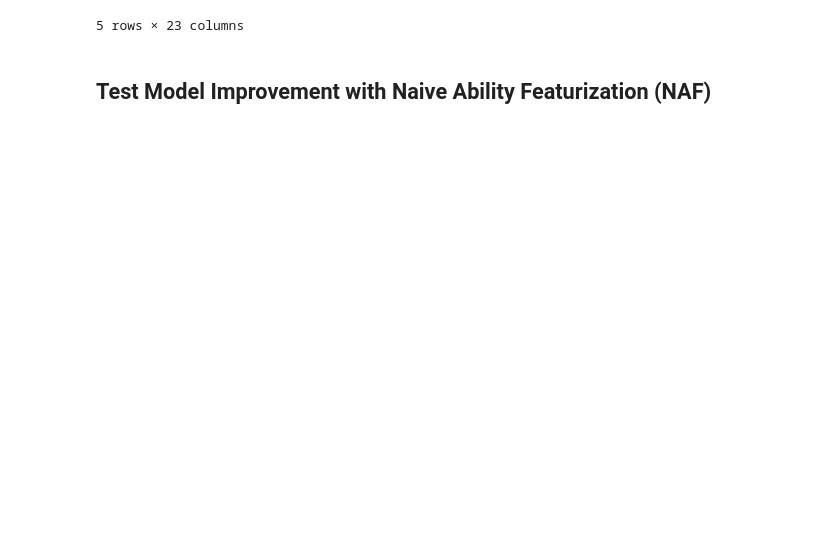
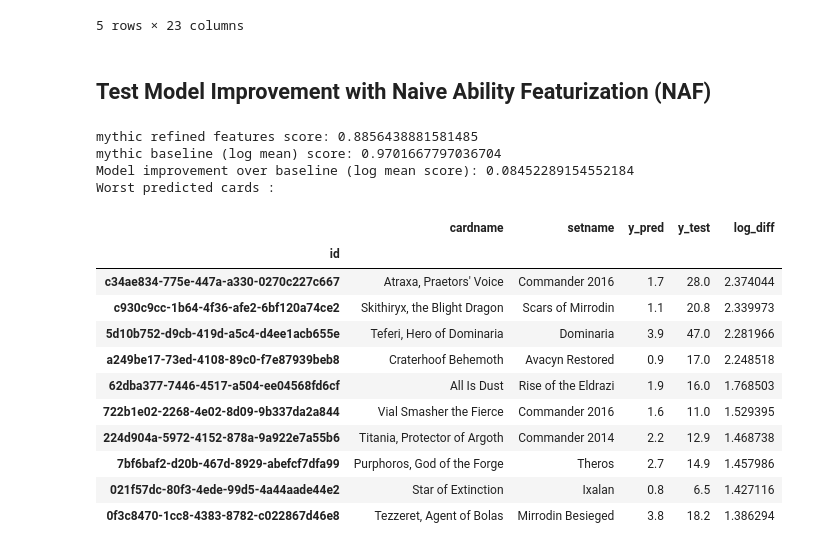
Before and after one commit to alexgcuevas/mystic-speculation, a Jupyter notebook: Docent of Perfection.ipynb, the cells around one changed output. Cells and saved outputs as stored; diff of their text form; code cells hidden in the pictures; blank space fills up the shorter version.

```diff
--- a/Docent of Perfection.ipynb
+++ b/Docent of Perfection.ipynb
@@ -294,21 +294,38 @@ able_df.head()
 # %% [markdown]
 ## Test Model Improvement with Naive Ability Featurization (NAF)
 # %%
-rarity = 'rare'
+rarity = 'mythic'
 raw_df = pd.read_csv('data/all_vintage_cards-{}_recent.csv'.format(rarity))
 
 # drop sets, drop duplicates, set indices
 X, y = csv_cleaner(raw_df)
 X_train, X_test, y_train, y_test = train_test_split(X,y,test_size=0.2, random_state=1)
 
 pipe, results_df, model_score = fit_refine_pipeline(X_train, X_test, y_train, y_test)
 print('{0} refined features score: {1}'.format(rarity,model_score))
 
 dummy_results_df, baseline_score = baseline_model(X_train, X_test, y_train, y_test)
 print('{0} baseline (log mean) score: {1}'.format(rarity,baseline_score))
 print('Model improvement over baseline (log mean score): {}'.format(baseline_score-model_score))
 print('Worst predicted cards :')
 results_df[['cardname','setname','y_pred','y_test','log_diff']].sort_values('log_diff', ascending=False).head(10)
+# %% [output]
+mythic refined features score: 0.8856438881581485
+mythic baseline (log mean) score: 0.9701667797036704
+Model improvement over baseline (log mean score): 0.08452289154552184
+Worst predicted cards :
+|  | cardname | setname | y_pred | y_test | log_diff |
+| id |  |  |  |  |  |
+| c34ae834-775e-447a-a330-0270c227c667 | Atraxa, Praetors' Voice | Commander 2016 | 1.7 | 28.0 | 2.374044 |
+| c930c9cc-1b64-4f36-afe2-6bf120a74ce2 | Skithiryx, the Blight Dragon | Scars of Mirrodin | 1.1 | 20.8 | 2.339973 |
+| 5d10b752-d9cb-419d-a5c4-d4ee1acb655e | Teferi, Hero of Dominaria | Dominaria | 3.9 | 47.0 | 2.281966 |
+| a249be17-73ed-4108-89c0-f7e87939beb8 | Craterhoof Behemoth | Avacyn Restored | 0.9 | 17.0 | 2.248518 |
+| 62dba377-7446-4517-a504-ee04568fd6cf | All Is Dust | Rise of the Eldrazi | 1.9 | 16.0 | 1.768503 |
+| 722b1e02-2268-4e02-8d09-9b337da2a844 | Vial Smasher the Fierce | Commander 2016 | 1.6 | 11.0 | 1.529395 |
+| 224d904a-5972-4152-878a-9a922e7a55b6 | Titania, Protector of Argoth | Commander 2014 | 2.2 | 12.9 | 1.468738 |
+| 7bf6baf2-d20b-467d-8929-abefcf7dfa99 | Purphoros, God of the Forge | Theros | 2.7 | 14.9 | 1.457986 |
+| 021f57dc-80f3-4ede-99d5-4a44aade44e2 | Star of Extinction | Ixalan | 0.8 | 6.5 | 1.427116 |
+| 0f3c8470-1cc8-4383-8782-c022867d46e8 | Tezzeret, Agent of Bolas | Mirrodin Besieged | 3.8 | 18.2 | 1.386294 |
 # %%
 # Extract feature importances
 model = pipe.steps[-1][1]
```
Also changed, not shown: parts of 8 cells of this notebook, 2 other files.
